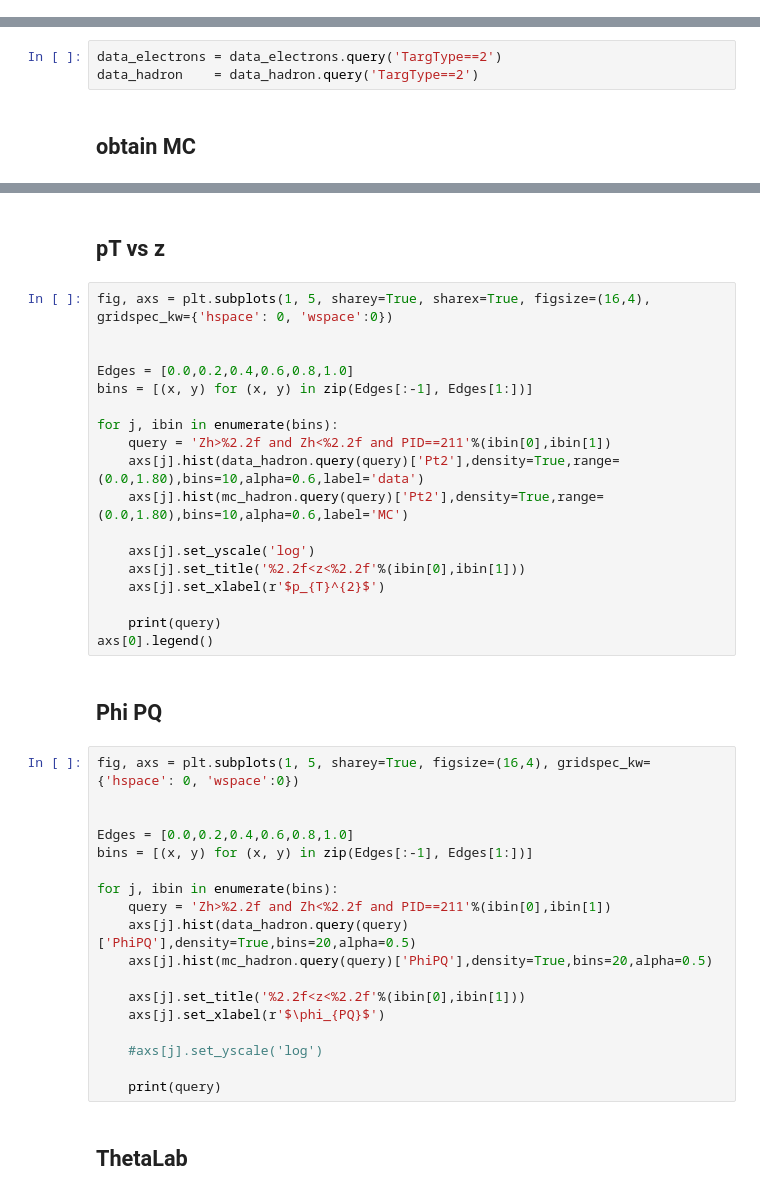
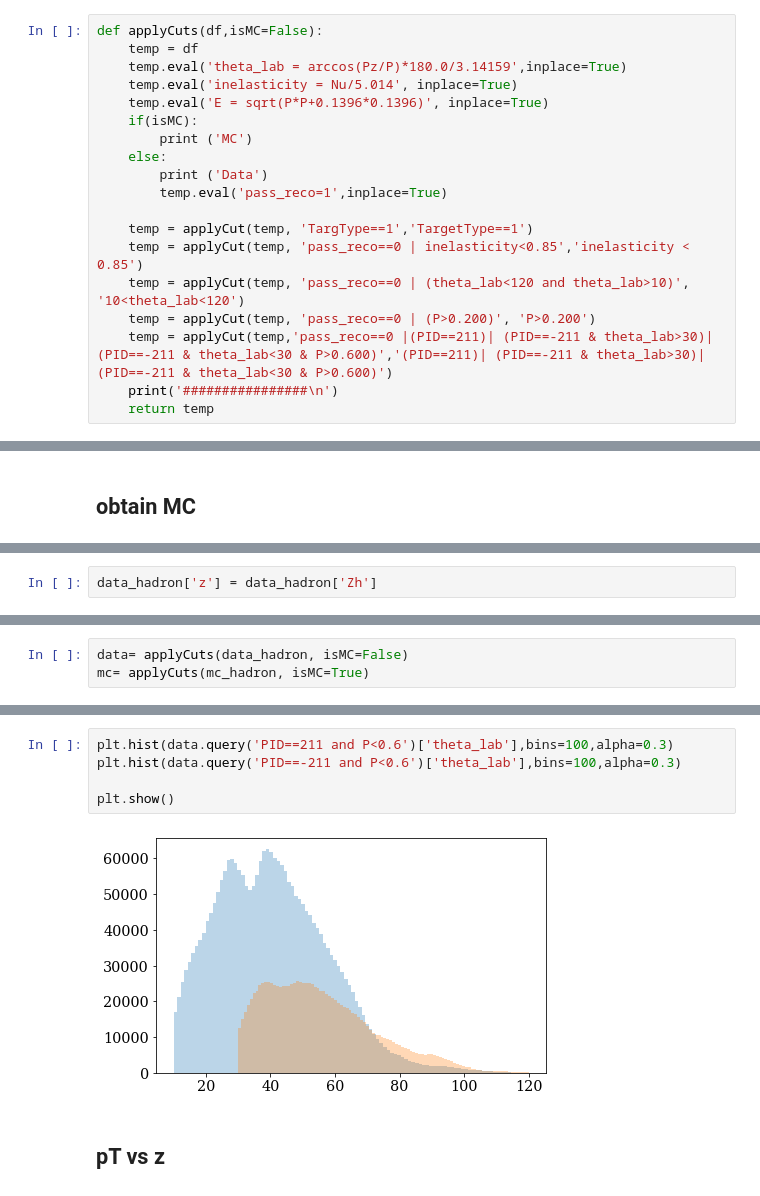
Before and after one commit to miguelignacio/eg2dihadron, a Jupyter notebook: SingleHadron_DataMC.ipynb, the cells around one changed output, grey strips where cells are left out. Drawn from its saved outputs; the diff is of its cells as text.

```diff
--- a/SingleHadron_DataMC.ipynb
+++ b/SingleHadron_DataMC.ipynb
@@ -86,2 +62,21 @@ def applyCutsElectrons(df,isMC=False):
+# %%
+def applyCuts(df,isMC=False):
+    temp = df
+    temp.eval('theta_lab = arccos(Pz/P)*180.0/3.14159',inplace=True)
+    temp.eval('inelasticity = Nu/5.014', inplace=True)
+    temp.eval('E = sqrt(P*P+0.1396*0.1396)', inplace=True)
+    if(isMC):
+        print ('MC')
+    else:
+        print ('Data')
+        temp.eval('pass_reco=1',inplace=True)
+
+    temp = applyCut(temp, 'TargType==1','TargetType==1')
+    temp = applyCut(temp, 'pass_reco==0 | inelasticity<0.85','inelasticity < 0.85')
+    temp = applyCut(temp, 'pass_reco==0 | (theta_lab<120 and theta_lab>10)', '10<theta_lab<120')
+    temp = applyCut(temp, 'pass_reco==0 | (P>0.200)', 'P>0.200')
+    temp = applyCut(temp,'pass_reco==0 |(PID==211)| (PID==-211 & theta_lab>30)| (PID==-211 & theta_lab<30 & P>0.600)','(PID==211)| (PID==-211 & theta_lab>30)| (PID==-211 & theta_lab<30 & P>0.600)')
+    print('################\n')
+    return temp
 # %%
 path = '/home/miguel/EG2_DATA/sebastian/'
@@ -92,6 +84,3 @@ data_hadron = root_pandas.read_root(path+'C.root', "ntuple_data")
-# %%
-data_electrons = data_electrons.query('TargType==2')
-data_hadron    = data_hadron.query('TargType==2')
 # %% [markdown]
 ## obtain MC
 # %%
@@ -129,0 +89,2 @@ plt.show()
+# %%
+data_hadron['z'] = data_hadron['Zh']
@@ -129,0 +93,3 @@ plt.show()
+# %%
+data= applyCuts(data_hadron, isMC=False)
+mc= applyCuts(mc_hadron, isMC=True)
@@ -130,42 +112,9 @@ plt.show()
+# %%
+plt.hist(data.query('PID==211 and P<0.6')['theta_lab'],bins=100,alpha=0.3)
+plt.hist(data.query('PID==-211 and P<0.6')['theta_lab'],bins=100,alpha=0.3)
+
+plt.show()
+# %% [output]
+[figure, added]
 # %% [markdown]
 ## pT vs z
-# %%
-fig, axs = plt.subplots(1, 5, sharey=True, sharex=True, figsize=(16,4), gridspec_kw={'hspace': 0, 'wspace':0})
-
-
-Edges = [0.0,0.2,0.4,0.6,0.8,1.0]
-bins = [(x, y) for (x, y) in zip(Edges[:-1], Edges[1:])]
-
-for j, ibin in enumerate(bins):
-    query = 'Zh>%2.2f and Zh<%2.2f and PID==211'%(ibin[0],ibin[1])
-    axs[j].hist(data_hadron.query(query)['Pt2'],density=True,range=(0.0,1.80),bins=10,alpha=0.6,label='data')
-    axs[j].hist(mc_hadron.query(query)['Pt2'],density=True,range=(0.0,1.80),bins=10,alpha=0.6,label='MC')
-
-    axs[j].set_yscale('log')
-    axs[j].set_title('%2.2f<z<%2.2f'%(ibin[0],ibin[1]))
-    axs[j].set_xlabel(r'$p_{T}^{2}$')
-
-    print(query)
-axs[0].legend()
-# %% [markdown]
-## Phi PQ
-# %%
-fig, axs = plt.subplots(1, 5, sharey=True, figsize=(16,4), gridspec_kw={'hspace': 0, 'wspace':0})
-
-
-Edges = [0.0,0.2,0.4,0.6,0.8,1.0]
-bins = [(x, y) for (x, y) in zip(Edges[:-1], Edges[1:])]
-
-for j, ibin in enumerate(bins):
-    query = 'Zh>%2.2f and Zh<%2.2f and PID==211'%(ibin[0],ibin[1])
-    axs[j].hist(data_hadron.query(query)['PhiPQ'],density=True,bins=20,alpha=0.5)
-    axs[j].hist(mc_hadron.query(query)['PhiPQ'],density=True,bins=20,alpha=0.5)
-
-    axs[j].set_title('%2.2f<z<%2.2f'%(ibin[0],ibin[1]))
-    axs[j].set_xlabel(r'$\phi_{PQ}$')
-
-    #axs[j].set_yscale('log')
-
-    print(query)
-# %% [markdown]
-## ThetaLab
```
Also changed, not shown: parts of 71 cells of this notebook.
